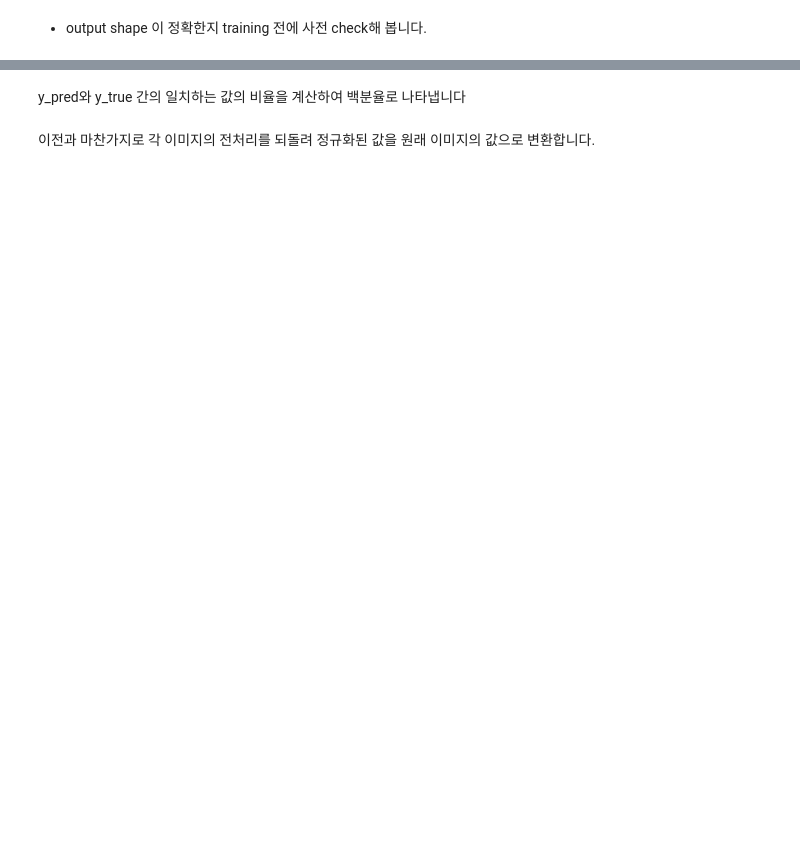
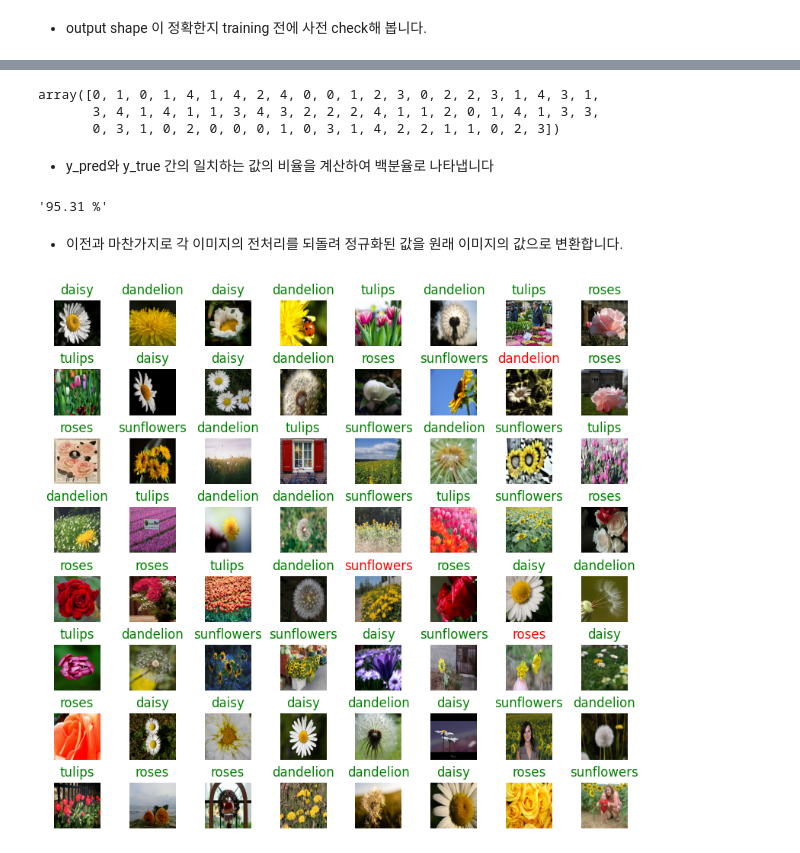
Before and after one commit to steve-park/data-engineering, a Jupyter notebook: TensorFlow Tutorial/09-7 Transfer Learning from TensorFlow Hub.ipynb, the cells around one changed output, grey strips where cells are left out. Drawn from its saved outputs; the diff is of its cells as text; code cells hidden in the pictures; blank space fills up the shorter version.

```diff
--- a/TensorFlow Tutorial/09-7 Transfer Learning from TensorFlow Hub.ipynb
+++ b/TensorFlow Tutorial/09-7 Transfer Learning from TensorFlow Hub.ipynb
@@ -268,0 +334,6 @@ extractor_layer.trainable = False는 모델의 특정 레이어를 학습에서
+# %%
+model.compile(optimizer=tf.keras.optimizers.Adam(),
+             loss='categorical_crossentropy',
+             metrics=['accuracy'])
+# %%
+history = model.fit(flowers_data, epochs=30)
@@ -272,0 +362,2 @@ np.argmax() 함수를 이용하여 각 샘플의 예측값 중 가장 큰 값(
+# %%
+y_pred = model.predict(input_batch).argmax(axis=1)
@@ -273,4 +372,29 @@ np.argmax() 함수를 이용하여 각 샘플의 예측값 중 가장 큰 값(
+# %%
+y_true = np.argmax(label_batch, axis=1)
+# %%
+y_true
+# %% [output]
+array([0, 1, 0, 1, 4, 1, 4, 2, 4, 0, 0, 1, 2, 3, 0, 2, 2, 3, 1, 4, 3, 1,
+       3, 4, 1, 4, 1, 1, 3, 4, 3, 2, 2, 2, 4, 1, 1, 2, 0, 1, 4, 1, 3, 3,
+       0, 3, 1, 0, 2, 0, 0, 0, 1, 0, 3, 1, 4, 2, 2, 1, 1, 0, 2, 3])
 # %% [markdown]
- y_pred와 y_true 간의 일치하는 값의 비율을 계산하여 백분율로 나타냅니다
+- y_pred와 y_true 간의 일치하는 값의 비율을 계산하여 백분율로 나타냅니다
+# %%
+f"{sum(y_pred == y_true) / len(y_true) * 100:.2f} %"
+# %% [output]
+'95.31 %'
 # %% [markdown]
-이전과 마찬가지로  각 이미지의 전처리를 되돌려 정규화된 값을 원래 이미지의 값으로 변환합니다.
+- 이전과 마찬가지로  각 이미지의 전처리를 되돌려 정규화된 값을 원래 이미지의 값으로 변환합니다.
+# %%
+plt.figure(figsize=(10,9))
+plt.subplots_adjust(hspace=0.5)
+
+for i in range(64):
+  plt.subplot(8, 8, i+1)
+  img = ((input_batch[i]+1) * 127.5).astype(np.uint8)
+  plt.imshow(img)
+  color = "green" if y_pred[i] == y_true[i] else "red"
+  plt.title(class_names[y_pred[i]], color=color)
+  plt.axis('off')
+# %% [output]
+[figure, added]
```
Also changed, not shown: parts of 37 cells of this notebook, 1 other file.
